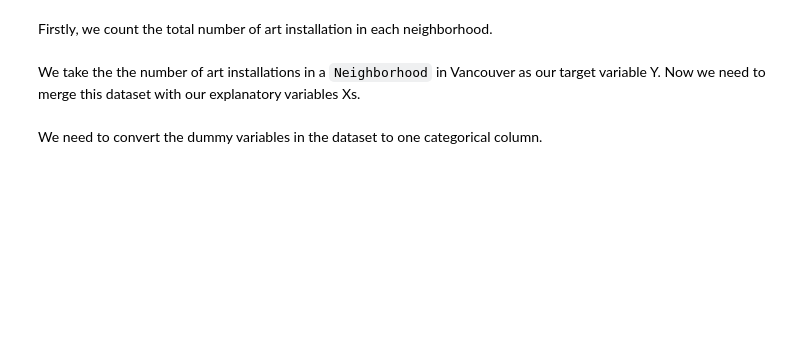
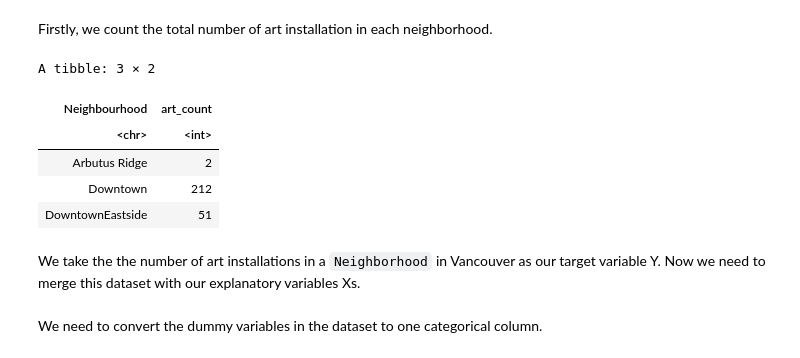
Before and after one commit to asa287/ECON326_project, a Jupyter notebook: final_report.ipynb, the cells around one changed output. Drawn from its saved outputs; the diff is of its cells as text; code cells hidden in the pictures; blank space fills up the shorter version.

```diff
--- a/final_report.ipynb
+++ b/final_report.ipynb
@@ -54,8 +40,15 @@ Firstly, we count the total number of art installation in each neighborhood.
 # %%
 art_count <- public_art |>
     group_by(Neighbourhood) |>
     summarize(art_count=n())
 
-head(art_count)
+head(art_count,3)
+# %% [output]
+A tibble: 3 × 2
+| Neighbourhood | art_count |
+| <chr> | <int> |
+| Arbutus Ridge | 2 |
+| Downtown | 212 |
+| DowntownEastside | 51 |
 # %%
 load('data/data_hoods_nosf.rda')
```
Also changed, not shown: parts of 29 cells of this notebook.
